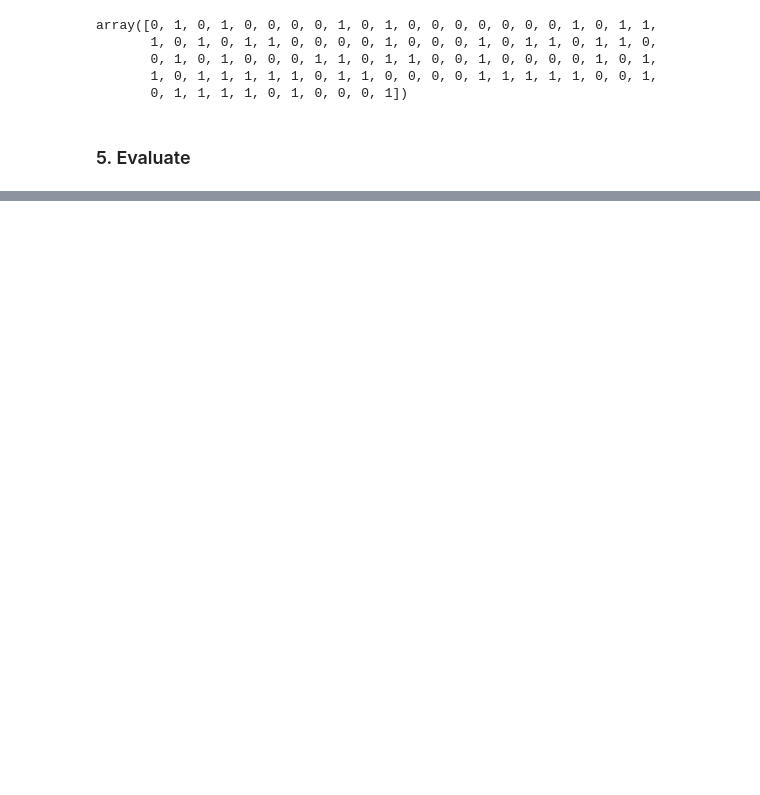
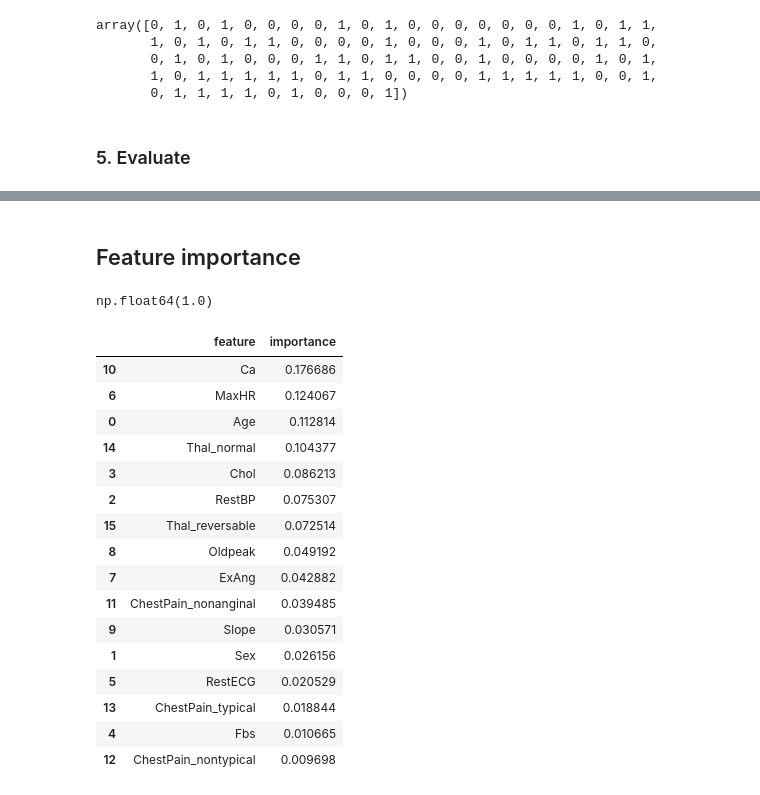
Before and after one commit to omeraytug/machine_learning_omeraytug_mlops25, a Jupyter notebook: code-alongs/06_random_forest/random_forest.ipynb, the cells around one changed output, grey strips where cells are left out. Drawn from its saved outputs; the diff is of its cells as text; code cells hidden in the pictures; blank space fills up the shorter version.

```diff
--- a/code-alongs/06_random_forest/random_forest.ipynb
+++ b/code-alongs/06_random_forest/random_forest.ipynb
@@ -148 +153,30 @@ weighted avg       0.82      0.82      0.82        99
 [figure]
+# %% [markdown]
+## Feature importance
+# %%
+clf.feature_importances_.sum()
+# %% [output]
+np.float64(1.0)
+# %%
+feature_importance = pd.DataFrame([X.columns, clf.feature_importances_]).T
+feature_importance.columns = ["feature", "importance"]
+feature_importance = feature_importance.sort_values(by = "importance", ascending=False)
+feature_importance
+# %% [output]
+|  | feature | importance |
+| 10 | Ca | 0.176686 |
+| 6 | MaxHR | 0.124067 |
+| 0 | Age | 0.112814 |
+| 14 | Thal_normal | 0.104377 |
+| 3 | Chol | 0.086213 |
+| 2 | RestBP | 0.075307 |
+| 15 | Thal_reversable | 0.072514 |
+| 8 | Oldpeak | 0.049192 |
+| 7 | ExAng | 0.042882 |
+| 11 | ChestPain_nonanginal | 0.039485 |
+| 9 | Slope | 0.030571 |
+| 1 | Sex | 0.026156 |
+| 5 | RestECG | 0.020529 |
+| 13 | ChestPain_typical | 0.018844 |
+| 4 | Fbs | 0.010665 |
+| 12 | ChestPain_nontypical | 0.009698 |
```
Also changed, not shown: parts of 4 cells of this notebook.
